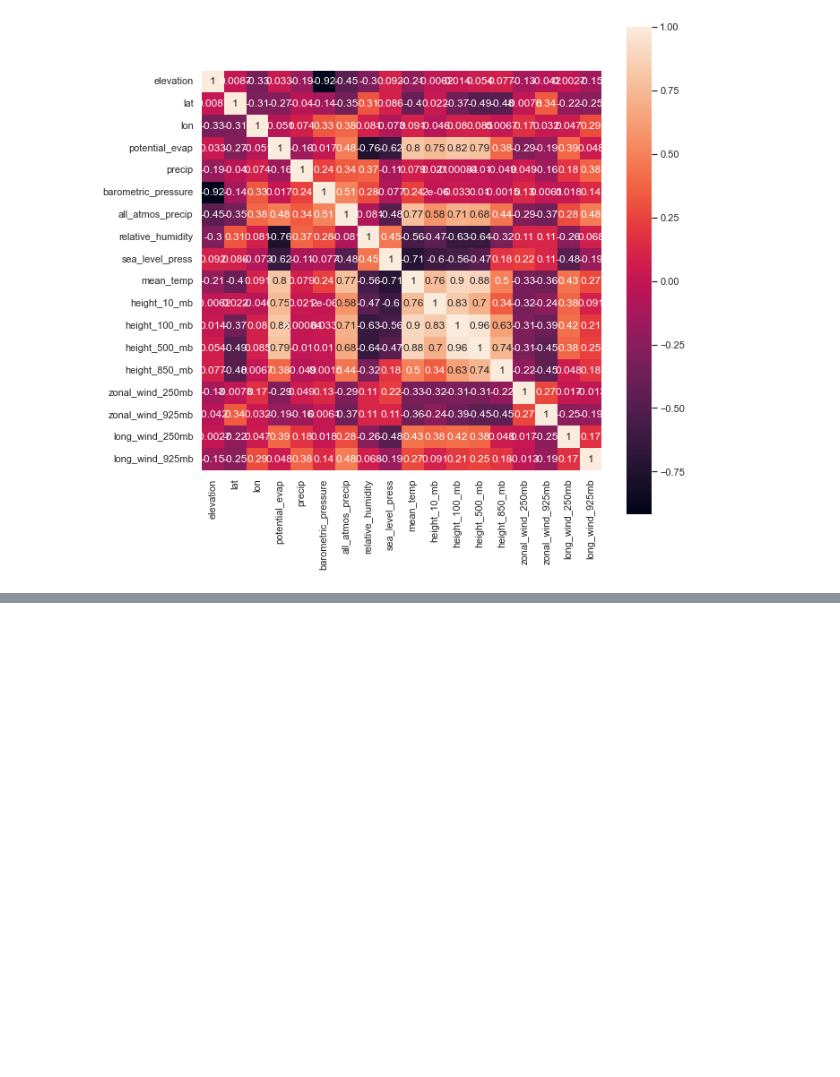
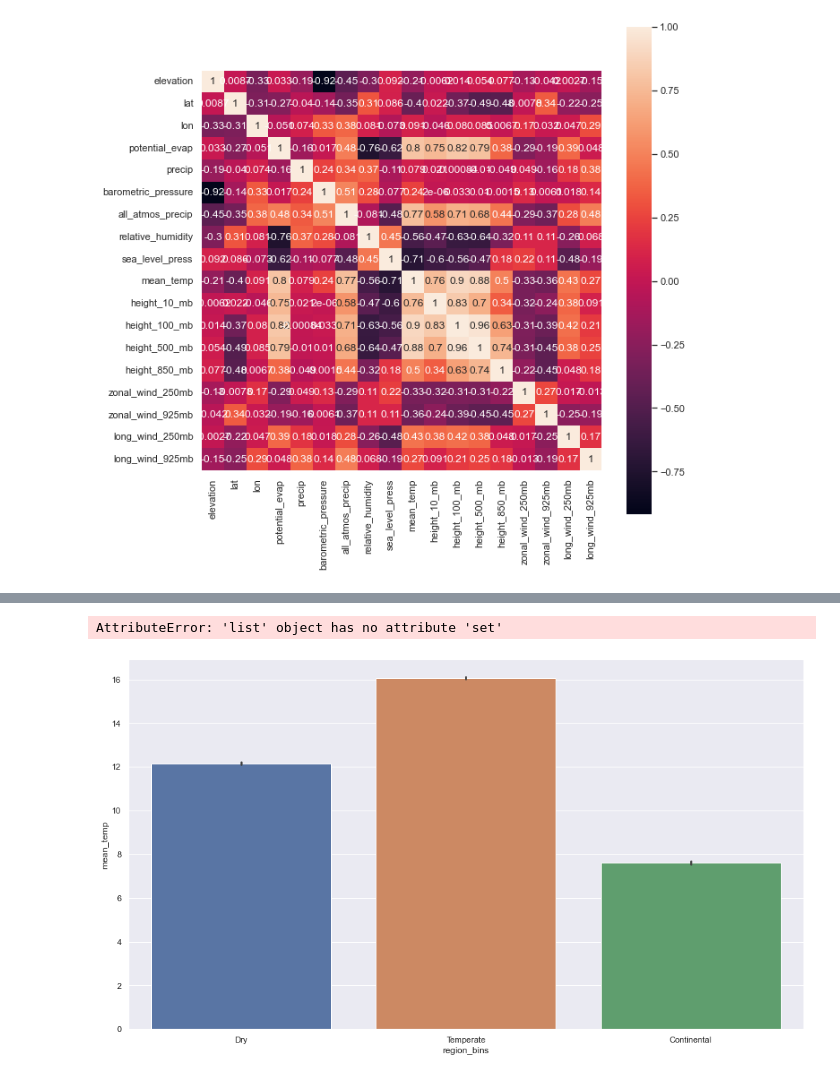
Before and after one commit to Mirzakhani-Capstone/mirzakhani_shared, a Jupyter notebook: rae/explore.ipynb, the cells around one changed output, grey strips where cells are left out. Saved outputs shown, nothing was run; the diff lists cells and outputs as text; code cells hidden in the pictures; blank space fills up the shorter version.

Commit message:
viz labels

```diff
--- a/rae/explore.ipynb
+++ b/rae/explore.ipynb
@@ -280,0 +339,9 @@ train.head()
+# %%
+(
+sns.barplot(data=train, x='region_bins', y='mean_temp')
+.set_xticklabels(labels=['Dry', 'Temperate', 'Continental'])
+.set(title='Is there a difference bwetween the 3 major regions and the mean temperature?')
+)
+# %% [output]
+AttributeError: 'list' object has no attribute 'set'
+[figure, added]
```
Also changed, not shown: parts of 36 cells of this notebook.
